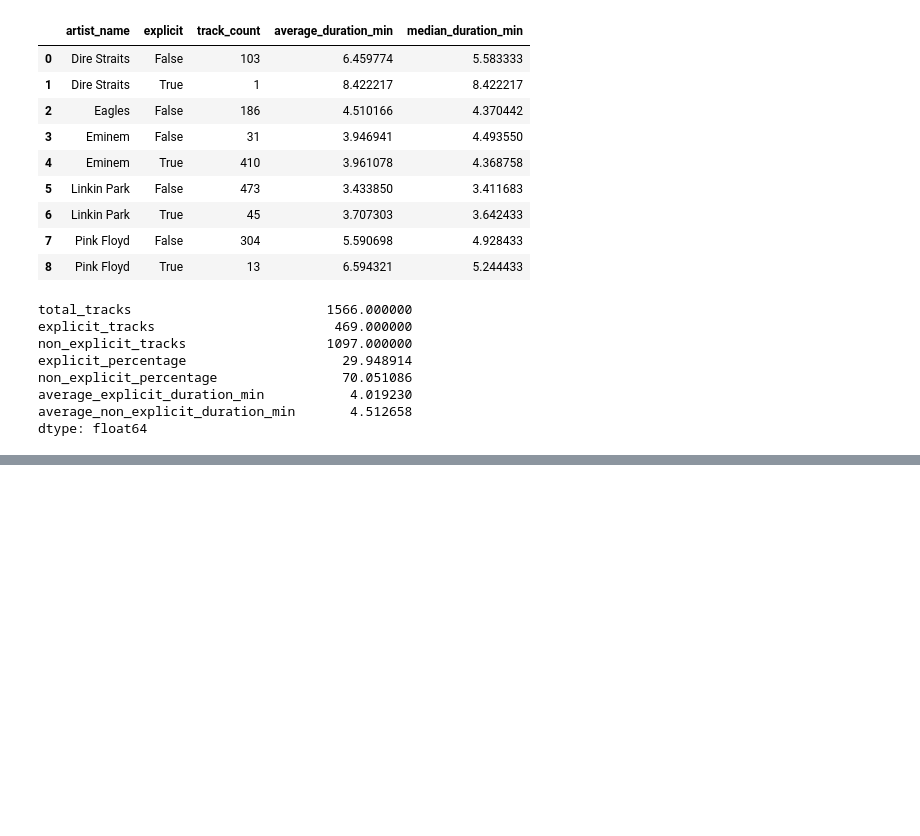
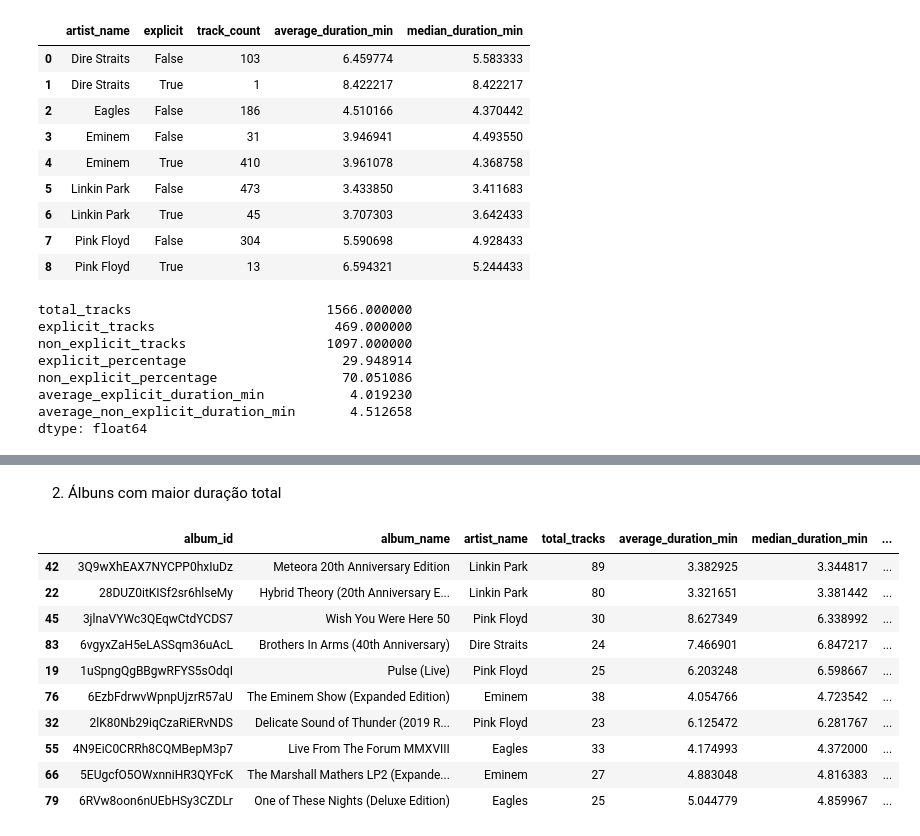
Before and after one commit to yagofelix00/spotify-music-analytics, a Jupyter notebook: notebooks/01_exploratory_analysis.ipynb, the cells around one changed output, grey strips where cells are left out. Drawn from its saved outputs; the diff is of its cells as text; code cells hidden in the pictures; blank space fills up the shorter version.

```diff
--- a/notebooks/01_exploratory_analysis.ipynb
+++ b/notebooks/01_exploratory_analysis.ipynb
@@ -759,0 +842,24 @@ dtype: float64
+# %% [markdown]
+2. Álbuns com maior duração total
+# %%
+longest_albums = (
+    album_analysis.sort_values(
+        by="total_duration_min",
+        ascending=False,
+    )
+    .head(10)
+)
+
+longest_albums
+# %% [output]
+|  | album_id | album_name | artist_name | total_tracks | average_duration_min | median_duration_min | ... |
+| 42 | 3Q9wXhEAX7NYCPP0hxIuDz | Meteora 20th Anniversary Edition | Linkin Park | 89 | 3.382925 | 3.344817 | ... |
+| 22 | 28DUZ0itKISf2sr6hlseMy | Hybrid Theory (20th Anniversary E... | Linkin Park | 80 | 3.321651 | 3.381442 | ... |
+| 45 | 3jlnaVYWc3QEqwCtdYCDS7 | Wish You Were Here 50 | Pink Floyd | 30 | 8.627349 | 6.338992 | ... |
+| 83 | 6vgyxZaH5eLASSqm36uAcL | Brothers In Arms (40th Anniversary) | Dire Straits | 24 | 7.466901 | 6.847217 | ... |
+| 19 | 1uSpngQgBBgwRFYS5sOdqI | Pulse (Live) | Pink Floyd | 25 | 6.203248 | 6.598667 | ... |
+| 76 | 6EzbFdrwvWpnpUjzrR57aU | The Eminem Show (Expanded Edition) | Eminem | 38 | 4.054766 | 4.723542 | ... |
+| 32 | 2lK80Nb29iqCzaRiERvNDS | Delicate Sound of Thunder (2019 R... | Pink Floyd | 23 | 6.125472 | 6.281767 | ... |
+| 55 | 4N9EiC0CRRh8CQMBepM3p7 | Live From The Forum MMXVIII | Eagles | 33 | 4.174993 | 4.372000 | ... |
+| 66 | 5EUgcfO5OWxnniHR3QYFcK | The Marshall Mathers LP2 (Expande... | Eminem | 27 | 4.883048 | 4.816383 | ... |
+| 79 | 6RVw8oon6nUEbHSy3CZDLr | One of These Nights (Deluxe Edition) | Eagles | 25 | 5.044779 | 4.859967 | ... |
```
Also changed, not shown: parts of 18 cells of this notebook.
